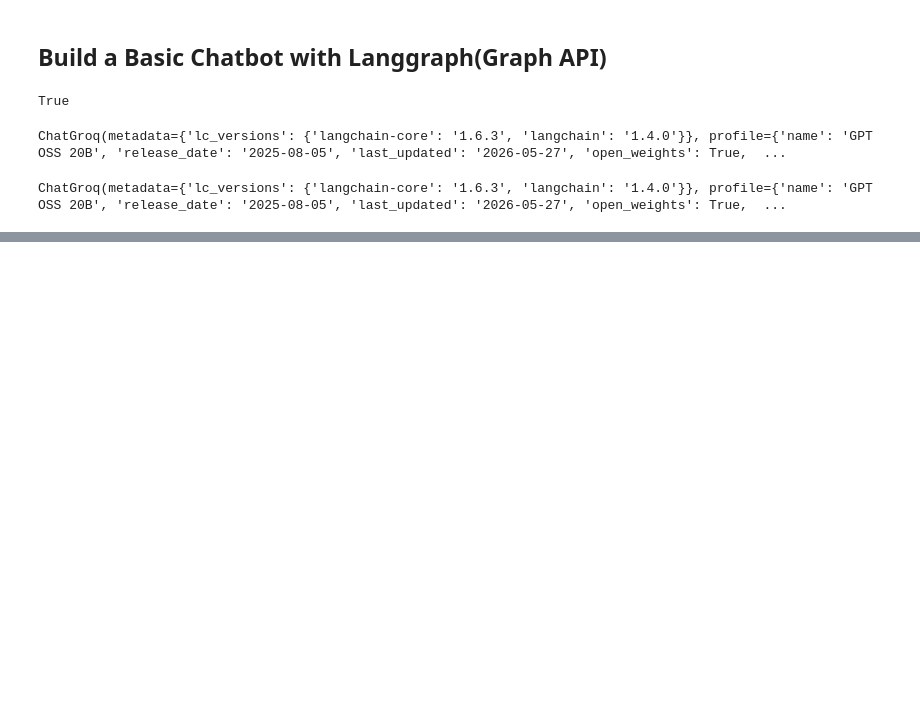
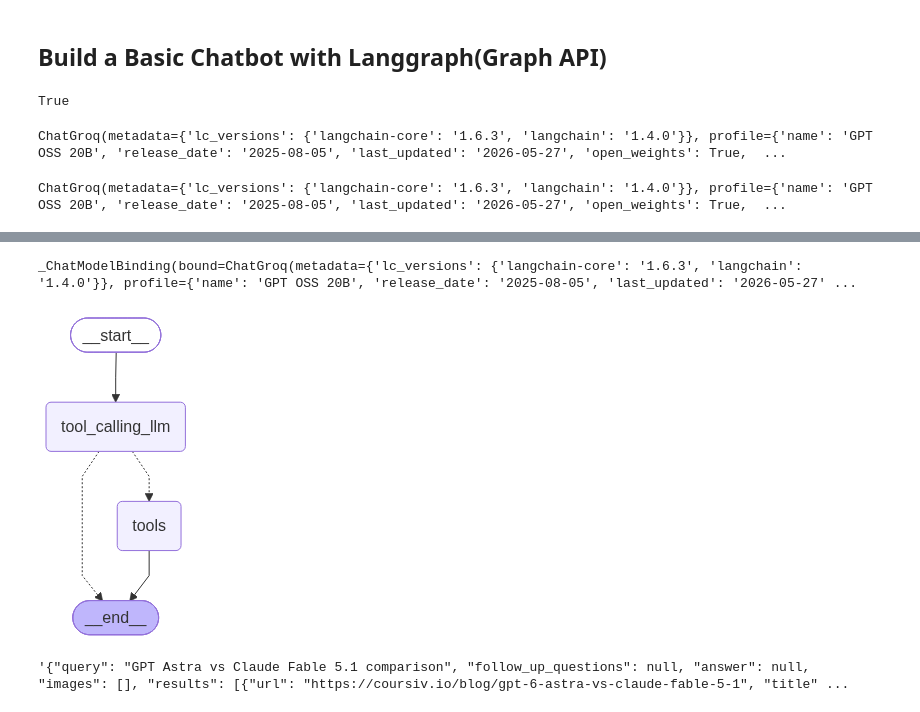
Before and after one commit to rajatsaini2003/LanggraphProject, a Jupyter notebook: 1-BasicChatbot/1-basicchatbot.ipynb, the cells around one changed output, grey strips where cells are left out. Saved outputs shown, nothing was run; the diff lists cells and outputs as text; code cells hidden in the pictures; blank space fills up the shorter version.

```diff
--- a/1-BasicChatbot/1-basicchatbot.ipynb
+++ b/1-BasicChatbot/1-basicchatbot.ipynb
@@ -74,0 +77,5 @@ I'm doing well—thanks for asking! How about you?
+# %%
+from langchain_tavily import TavilySearch
+
+tool = TavilySearch(max_results=2)
+tool.invoke("What is langgraph")
@@ -74,0 +114,37 @@ I'm doing well—thanks for asking! How about you?
+# %%
+tools = [tool,multiply]
+llm_with_tools = llm.bind_tools(tools)
+llm_with_tools
+# %% [output]
+_ChatModelBinding(bound=ChatGroq(metadata={'lc_versions': {'langchain-core': '1.6.3', 'langchain': '1.4.0'}}, profile={'name': 'GPT OSS 20B', 'release_date': '2025-08-05', 'last_updated': '2026-05-27' ...
+# %%
+## Stategraph
+from langgraph.graph import StateGraph, START, END
+from langgraph.prebuilt import ToolNode
+from langgraph.prebuilt import tools_condition
+
+## Node Defination
+def tool_calling_llm(state:State):
+    return {"messages":[llm_with_tools.invoke(state["messages"])]}
+
+## Graph
+builder = StateGraph(State)
+builder.add_node("tool_calling_llm", tool_calling_llm)
+builder.add_node("tools", ToolNode(tools))
+
+## Add Edges
+builder.add_edge(START, "tool_calling_llm")
+builder.add_conditional_edges(
+    "tool_calling_llm",
+    # If the latest message (result) from assistant is a tool call -> tools_condition routes to tools node
+    # If the latest message (result) from assistant is a not a tool call -> tools_condition routes to END node
+    tools_condition
+)
+builder.add_edge("tools", END)
+
+## Compile the graph
+graph = builder.compile()
+# %%
+display(Image(graph.get_graph().draw_mermaid_png()))
+# %% [output]
+[figure, added]
@@ -74,0 +153,4 @@ I'm doing well—thanks for asking! How about you?
+# %%
+res['messages'][-1].content
+# %% [output]
+'{"query": "GPT Astra vs Claude Fable 5.1 comparison", "follow_up_questions": null, "answer": null, "images": [], "results": [{"url": "https://coursiv.io/blog/gpt-6-astra-vs-claude-fable-5-1", "title" ...
```
Also changed, not shown: parts of 33 cells of this notebook.
